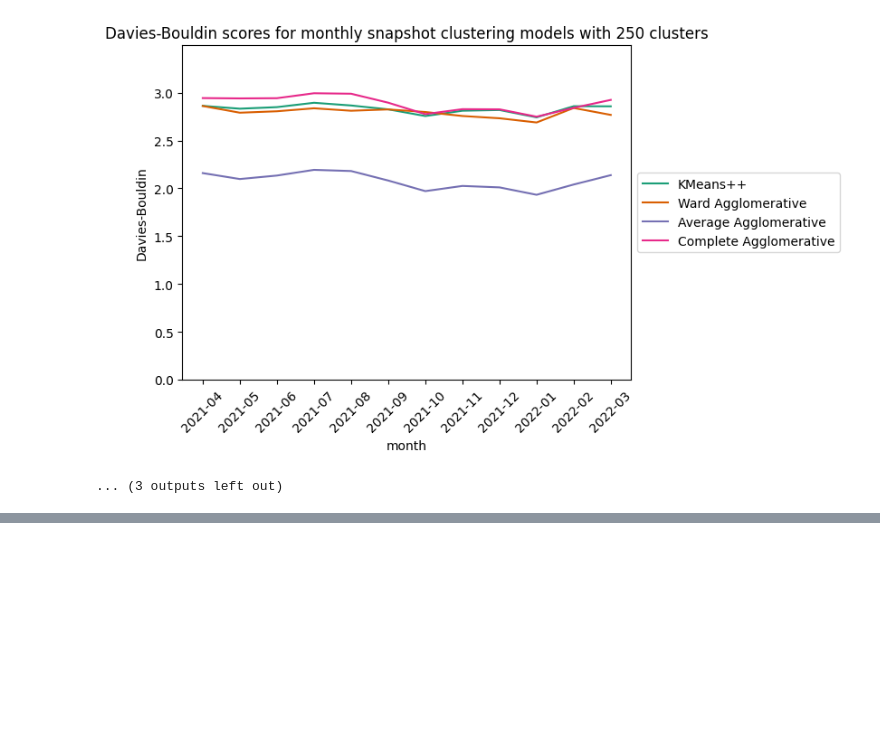
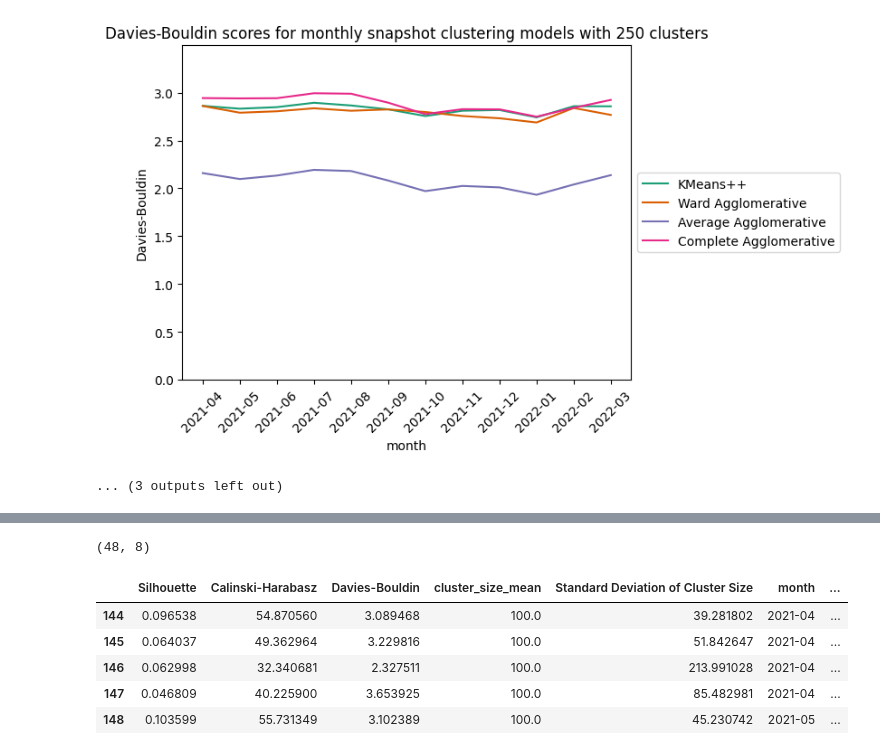
Before and after one commit to UMassCDS/IHOP-Reddit, a Jupyter notebook: notebooks/quantitative_comparison_kmeans_vs_agglomerative.ipynb, the cells around one changed output, grey strips where cells are left out. Drawn from its saved outputs; the diff is of its cells as text; code cells hidden in the pictures; blank space fills up the shorter version.

```diff
--- a/notebooks/quantitative_comparison_kmeans_vs_agglomerative.ipynb
+++ b/notebooks/quantitative_comparison_kmeans_vs_agglomerative.ipynb
@@ -180,0 +200,12 @@ for n in N_CLUSTERS:
+# %%
+vi_df = model_metrics_df[model_metrics_df["n_clusters"]==100]
+print(vi_df.shape)
+vi_df.head()
+# %% [output]
+(48, 8)
+|  | Silhouette | Calinski-Harabasz | Davies-Bouldin | cluster_size_mean | Standard Deviation of Cluster Size | month | ... |
+| 144 | 0.096538 | 54.870560 | 3.089468 | 100.0 | 39.281802 | 2021-04 | ... |
+| 145 | 0.064037 | 49.362964 | 3.229816 | 100.0 | 51.842647 | 2021-04 | ... |
+| 146 | 0.062998 | 32.340681 | 2.327511 | 100.0 | 213.991028 | 2021-04 | ... |
+| 147 | 0.046809 | 40.225900 | 3.653925 | 100.0 | 85.482981 | 2021-04 | ... |
+| 148 | 0.103599 | 55.731349 | 3.102389 | 100.0 | 45.230742 | 2021-05 | ... |
```
Also changed, not shown: parts of 11 cells of this notebook, 8 other files.
